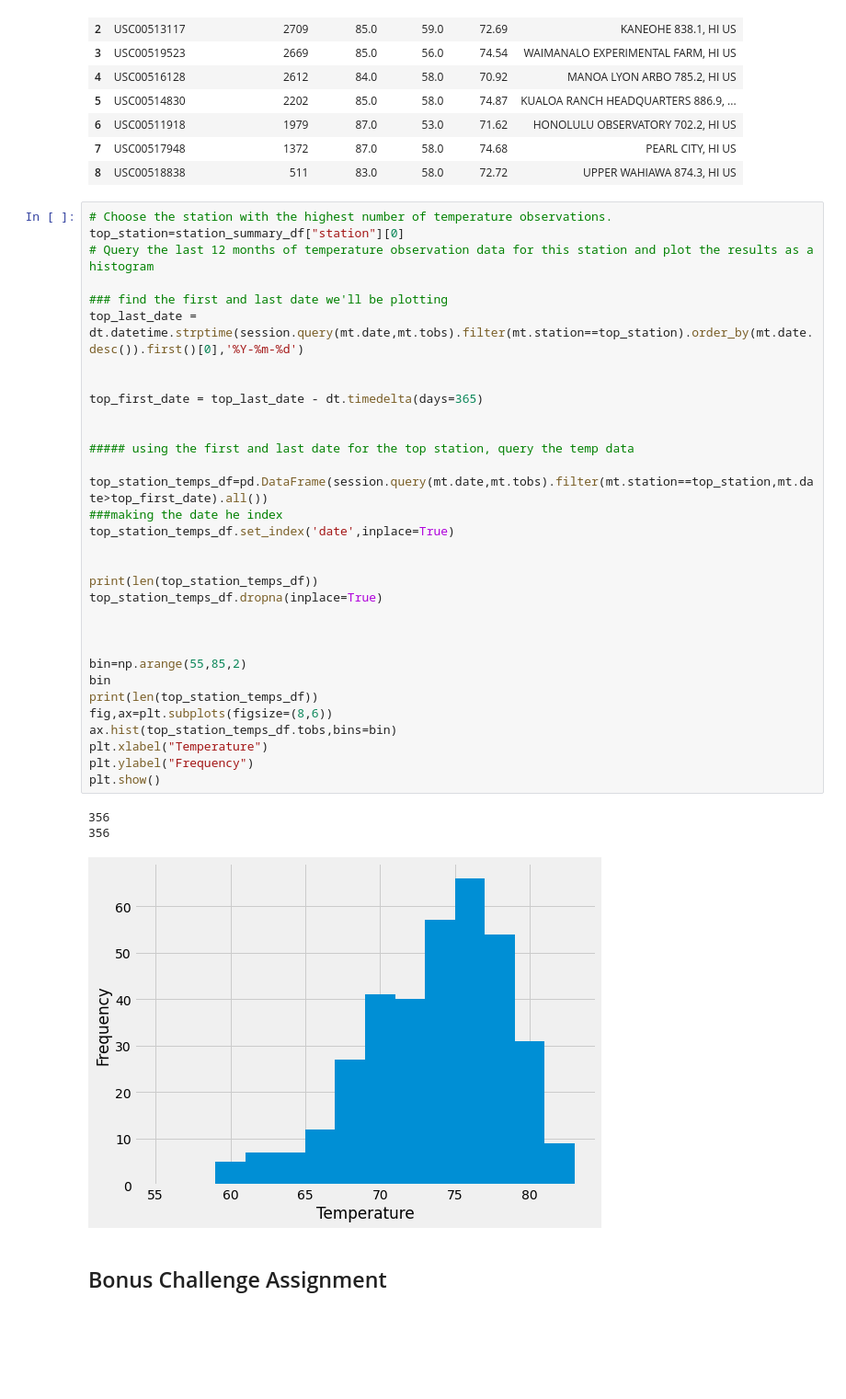
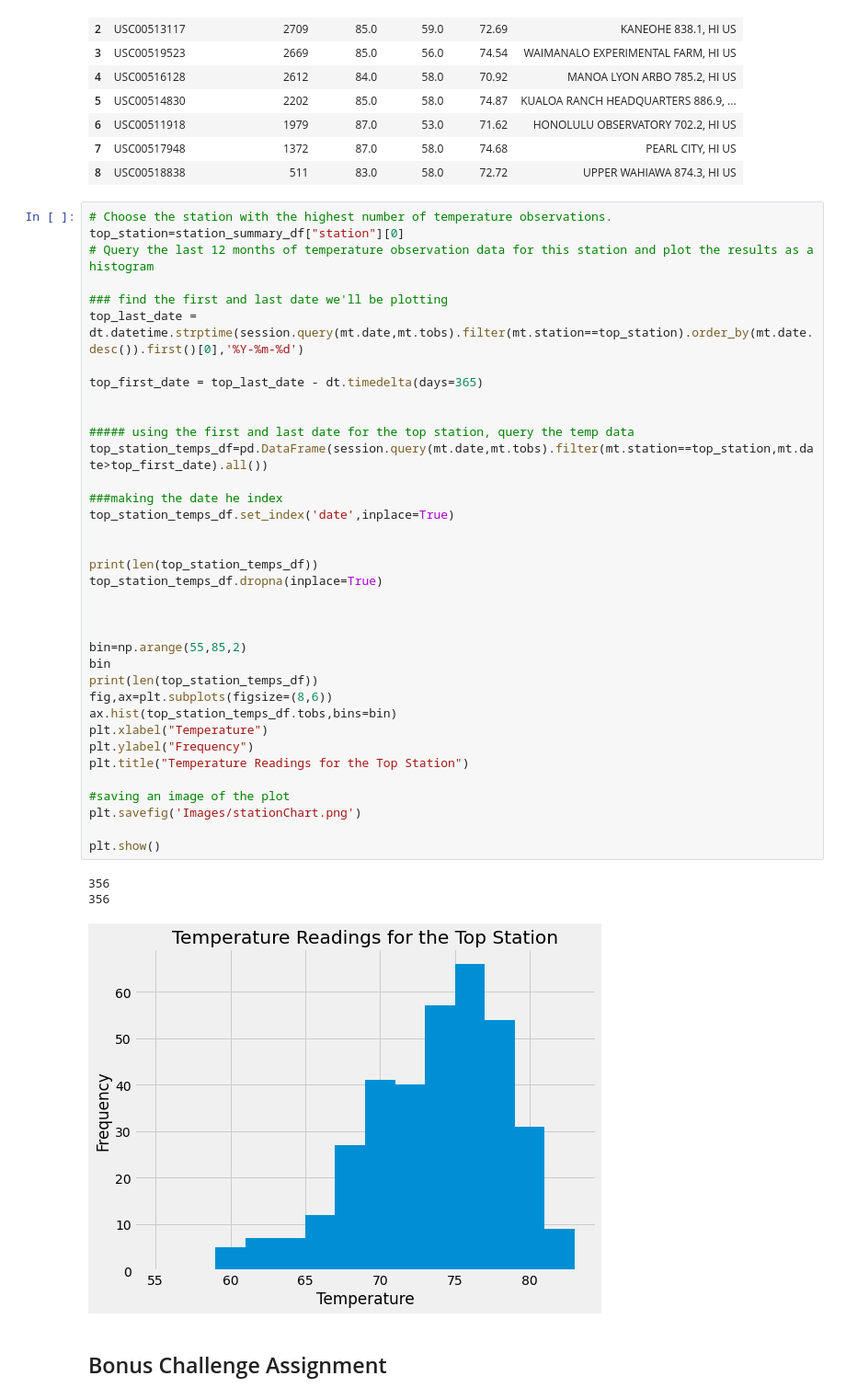
Before and after one commit to travisb98/Climate_Analysis, a Jupyter notebook: climate.ipynb, the cells around one changed output. Shown: that part at 92% size. Cells and saved outputs as stored; diff of their text form; blank space fills up the shorter version.

```diff
--- a/climate.ipynb
+++ b/climate.ipynb
@@ -167,36 +171,40 @@ top_station=station_summary_df["station"][0]
 # Query the last 12 months of temperature observation data for this station and plot the results as a histogram
 
 ### find the first and last date we'll be plotting
 top_last_date = dt.datetime.strptime(session.query(mt.date,mt.tobs).filter(mt.station==top_station).order_by(mt.date.desc()).first()[0],'%Y-%m-%d')
 
-
 top_first_date = top_last_date - dt.timedelta(days=365)
 
 
 ##### using the first and last date for the top station, query the temp data
+top_station_temps_df=pd.DataFrame(session.query(mt.date,mt.tobs).filter(mt.station==top_station,mt.date>top_first_date).all())
 
-top_station_temps_df=pd.DataFrame(session.query(mt.date,mt.tobs).filter(mt.station==top_station,mt.date>top_first_date).all())
 ###making the date he index
 top_station_temps_df.set_index('date',inplace=True)
 
 
 print(len(top_station_temps_df))
 top_station_temps_df.dropna(inplace=True)
 
 
 
 bin=np.arange(55,85,2)
 bin
 print(len(top_station_temps_df))
 fig,ax=plt.subplots(figsize=(8,6))
 ax.hist(top_station_temps_df.tobs,bins=bin)
 plt.xlabel("Temperature")
 plt.ylabel("Frequency")
+plt.title("Temperature Readings for the Top Station")
+
+#saving an image of the plot
+plt.savefig('Images/stationChart.png')
+
 plt.show()
 # %% [output]
 356
 356
-[figure, old version]
+[figure, new version]
 # %% [markdown]
 ## Bonus Challenge Assignment
 # %%
```
Also changed, not shown: parts of 13 cells of this notebook, 5 other files.
